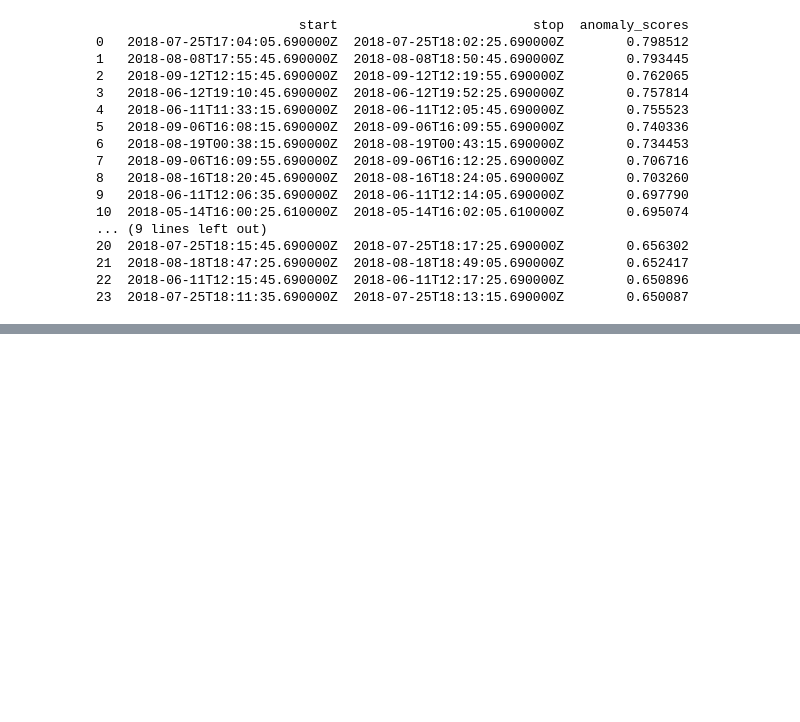
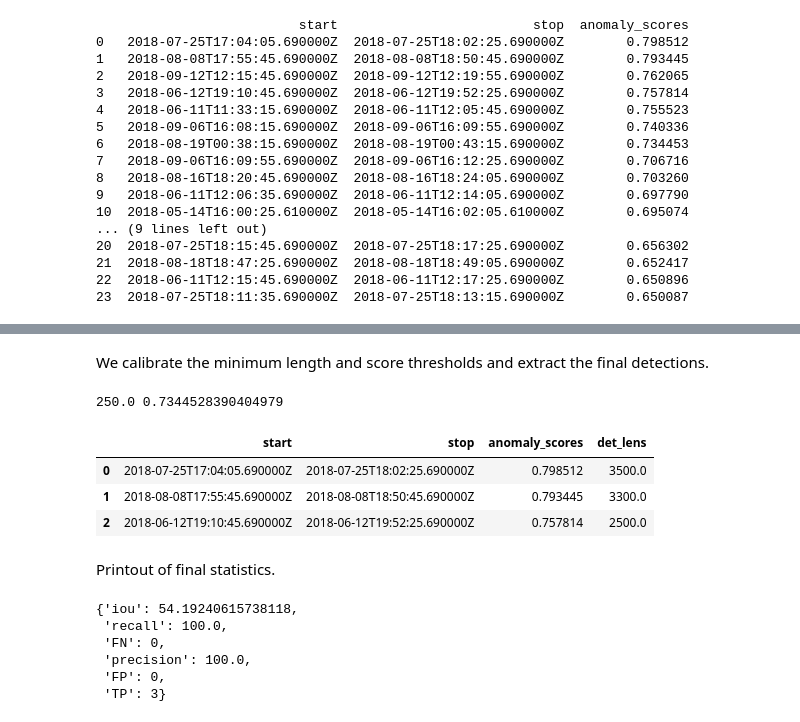
Before and after one commit to FKamper/seismic-isolation-forest, a Jupyter notebook: notebooks/if_illustration.ipynb, the cells around one changed output, grey strips where cells are left out. Drawn from its saved outputs; the diff is of its cells as text; code cells hidden in the pictures; blank space fills up the shorter version.

```diff
--- a/notebooks/if_illustration.ipynb
+++ b/notebooks/if_illustration.ipynb
@@ -171,0 +161,39 @@ final_detections.head()
+# %% [markdown]
+We calibrate the minimum length and score thresholds and extract the final detections.
+# %%
+_, min_len, score_thres = est_thresholds(
+    valid_detections, high_conf_flows, mode="lower"
+)
+print(min_len, score_thres)
+# %% [output]
+250.0 0.7344528390404979
+# %%
+final_detections = valid_detections.copy()
+
+start_times = np.array([pd.to_datetime(str(i)) for i in final_detections["start"]])
+end_times = np.array([pd.to_datetime(str(i)) for i in final_detections["stop"]])
+
+det_lens = np.array([i.total_seconds() for i in end_times - start_times])
+final_detections = final_detections.assign(det_lens=det_lens)
+final_detections = final_detections[
+    (final_detections["anomaly_scores"] > score_thres)
+    & (final_detections["det_lens"] > min_len)
+].reset_index(drop=True)
+
+final_detections.head()
+# %% [output]
+|  | start | stop | anomaly_scores | det_lens |
+| 0 | 2018-07-25T17:04:05.690000Z | 2018-07-25T18:02:25.690000Z | 0.798512 | 3500.0 |
+| 1 | 2018-08-08T17:55:45.690000Z | 2018-08-08T18:50:45.690000Z | 0.793445 | 3300.0 |
+| 2 | 2018-06-12T19:10:45.690000Z | 2018-06-12T19:52:25.690000Z | 0.757814 | 2500.0 |
+# %% [markdown]
+Printout of final statistics.
+# %%
+compute_statistics(final_detections, high_conf_flows)
+# %% [output]
+{'iou': 54.19240615738118,
+ 'recall': 100.0,
+ 'FN': 0,
+ 'precision': 100.0,
+ 'FP': 0,
+ 'TP': 3}
```
Also changed, not shown: parts of 8 cells of this notebook, 1 other file.
